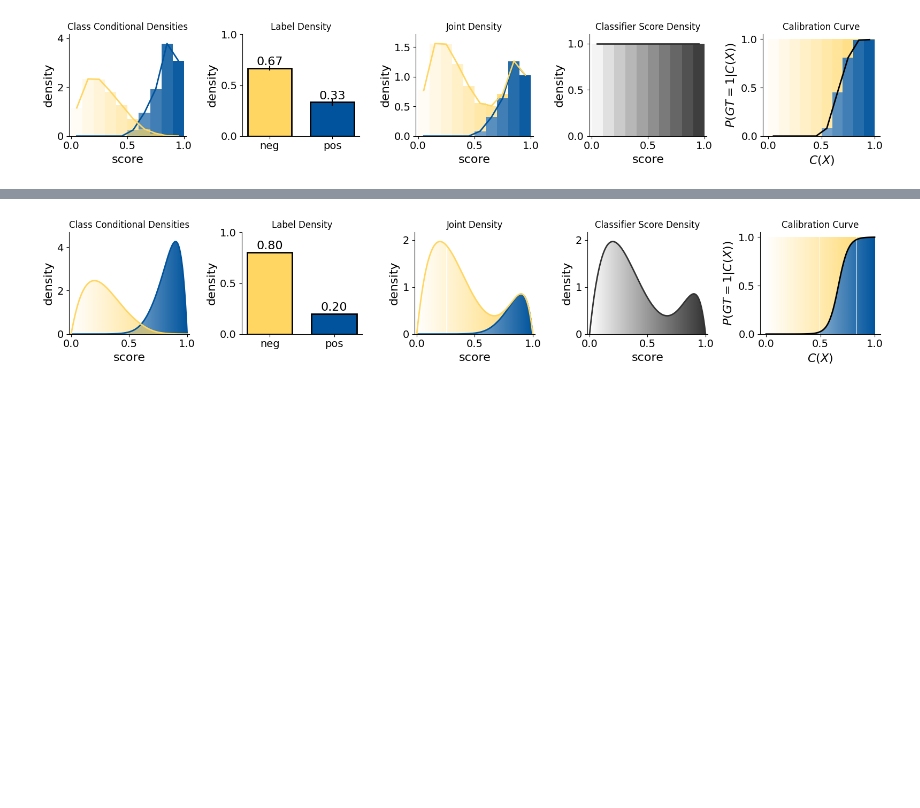
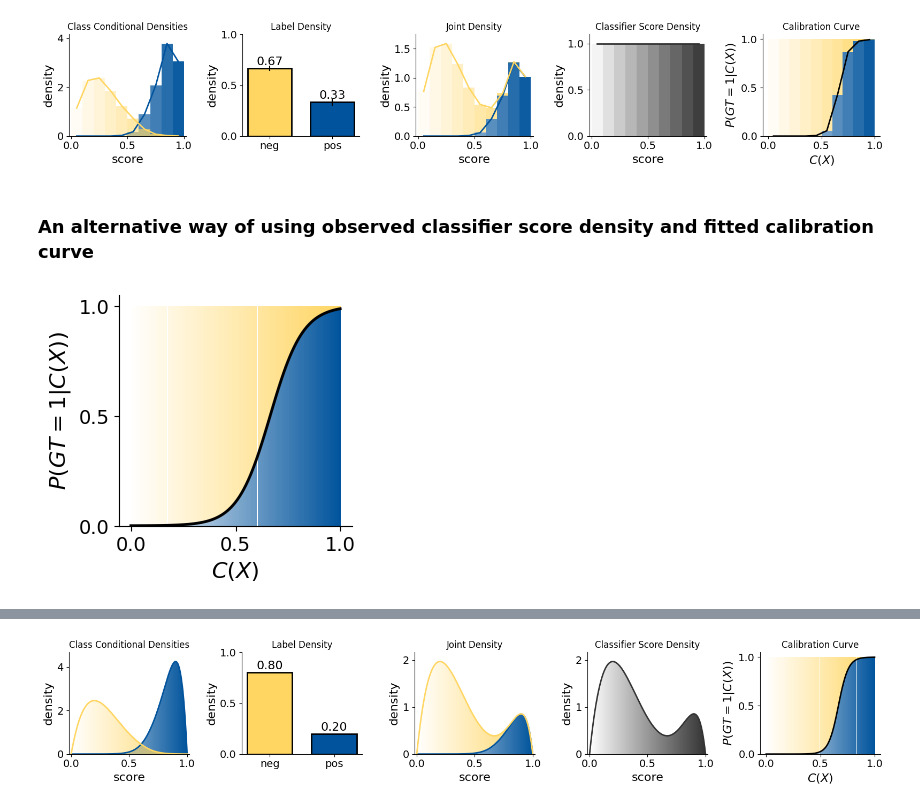
Before and after one commit to avalanchesiqi/pyquantifier, a Jupyter notebook: examples/tutorial.ipynb, the cells around one changed output, grey strips where cells are left out. Cells and saved outputs as stored; diff of their text form; code cells hidden in the pictures; blank space fills up the shorter version.

```diff
--- a/examples/tutorial.ipynb
+++ b/examples/tutorial.ipynb
@@ -225,3 +205,11 @@ uniform_selected_dataset.profile_dataset(num_bin=10)
 uniform_selected_dataset.profile_dataset(num_bin=10, selection_weights=uniform_selection_weights)
 # %% [output]
 [figure]
+# %% [markdown]
+### An alternative way of using observed classifier score density and fitted calibration curve
+# %%
+fitted_calibration_curve = uniform_selected_dataset.generate_calibration_curve(method='platt scaling')
+# %%
+fitted_calibration_curve.plot()
+# %% [output]
+[figure, added]
```
Also changed, not shown: parts of 22 cells of this notebook, 5 other files.
